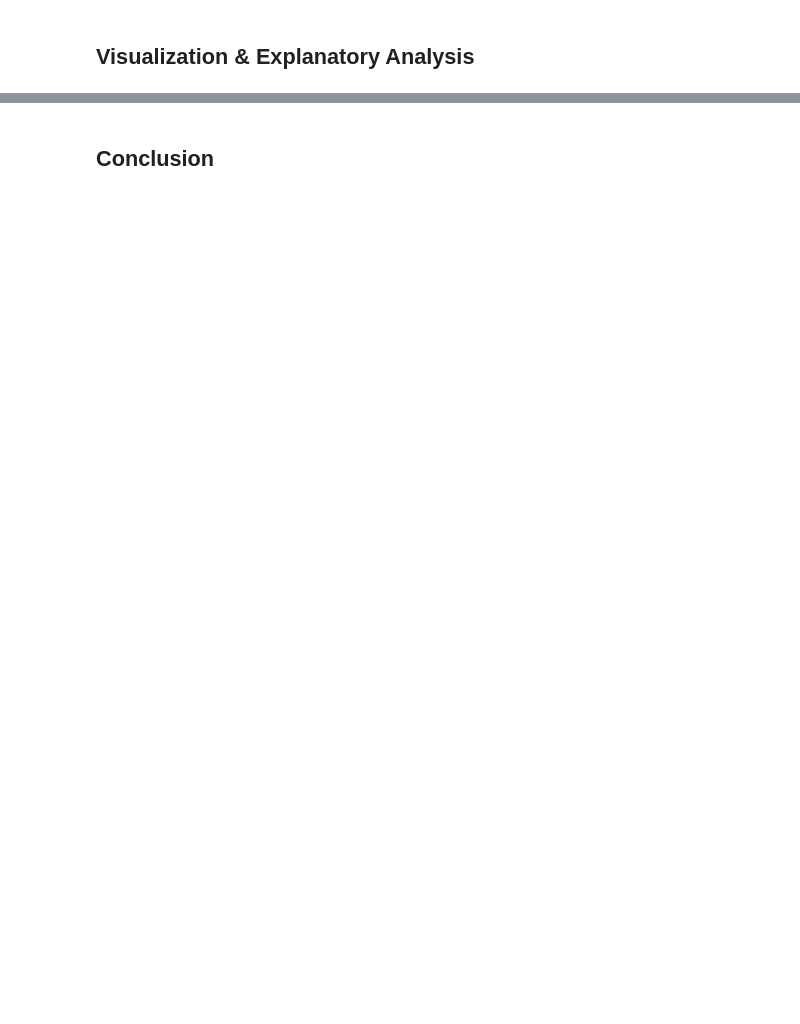
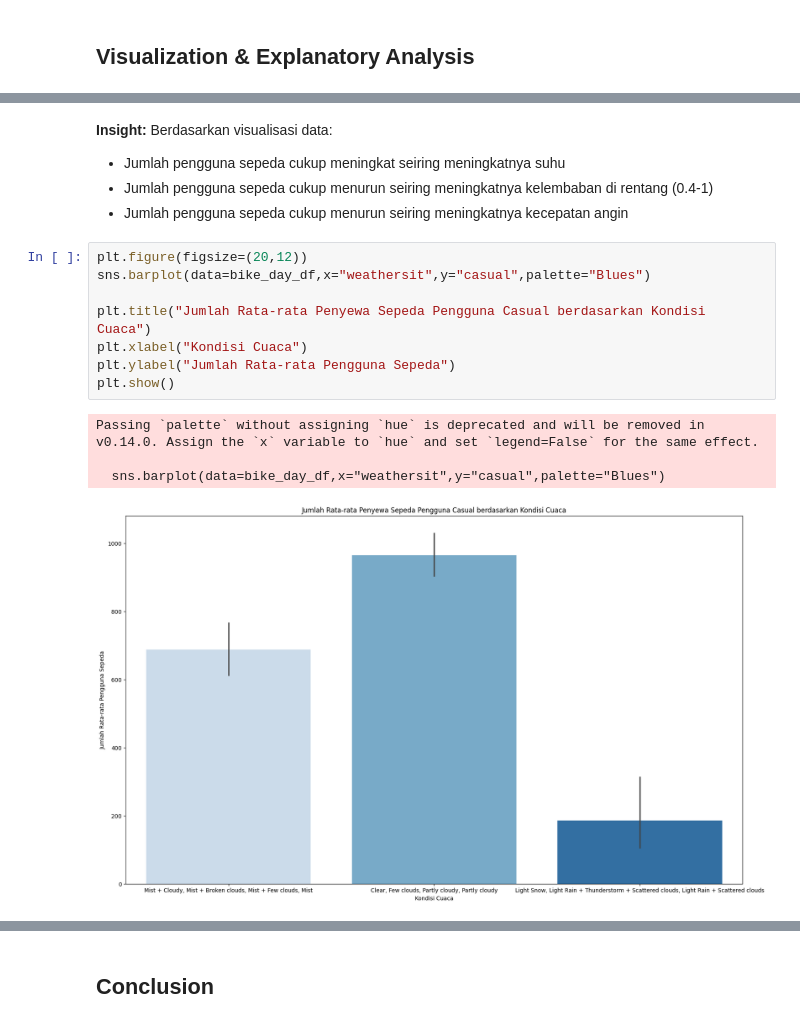
Before and after one commit to udeanfauzan/submission-data-analyst-dicoding, a Jupyter notebook: notebook.ipynb, the cells around one changed output, grey strips where cells are left out. Cells and saved outputs as stored; diff of their text form; blank space fills up the shorter version.

```diff
--- a/notebook.ipynb
+++ b/notebook.ipynb
@@ -54,0 +445,19 @@
+# %% [markdown]
+**Insight:**
+Berdasarkan visualisasi data:
+- Jumlah pengguna sepeda cukup meningkat seiring meningkatnya suhu
+- Jumlah pengguna sepeda cukup menurun seiring meningkatnya kelembaban di rentang (0.4-1)
+- Jumlah pengguna sepeda cukup menurun seiring meningkatnya kecepatan angin
+# %%
+plt.figure(figsize=(20,12))
+sns.barplot(data=bike_day_df,x="weathersit",y="casual",palette="Blues")
+
+plt.title("Jumlah Rata-rata Penyewa Sepeda Pengguna Casual berdasarkan Kondisi Cuaca")
+plt.xlabel("Kondisi Cuaca")
+plt.ylabel("Jumlah Rata-rata Pengguna Sepeda")
+plt.show()
+# %% [output]
+Passing `palette` without assigning `hue` is deprecated and will be removed in v0.14.0. Assign the `x` variable to `hue` and set `legend=False` for the same effect.
+
+  sns.barplot(data=bike_day_df,x="weathersit",y="casual",palette="Blues")
+[figure, added]
```
Also changed, not shown: parts of 66 cells of this notebook, 4 other files.
